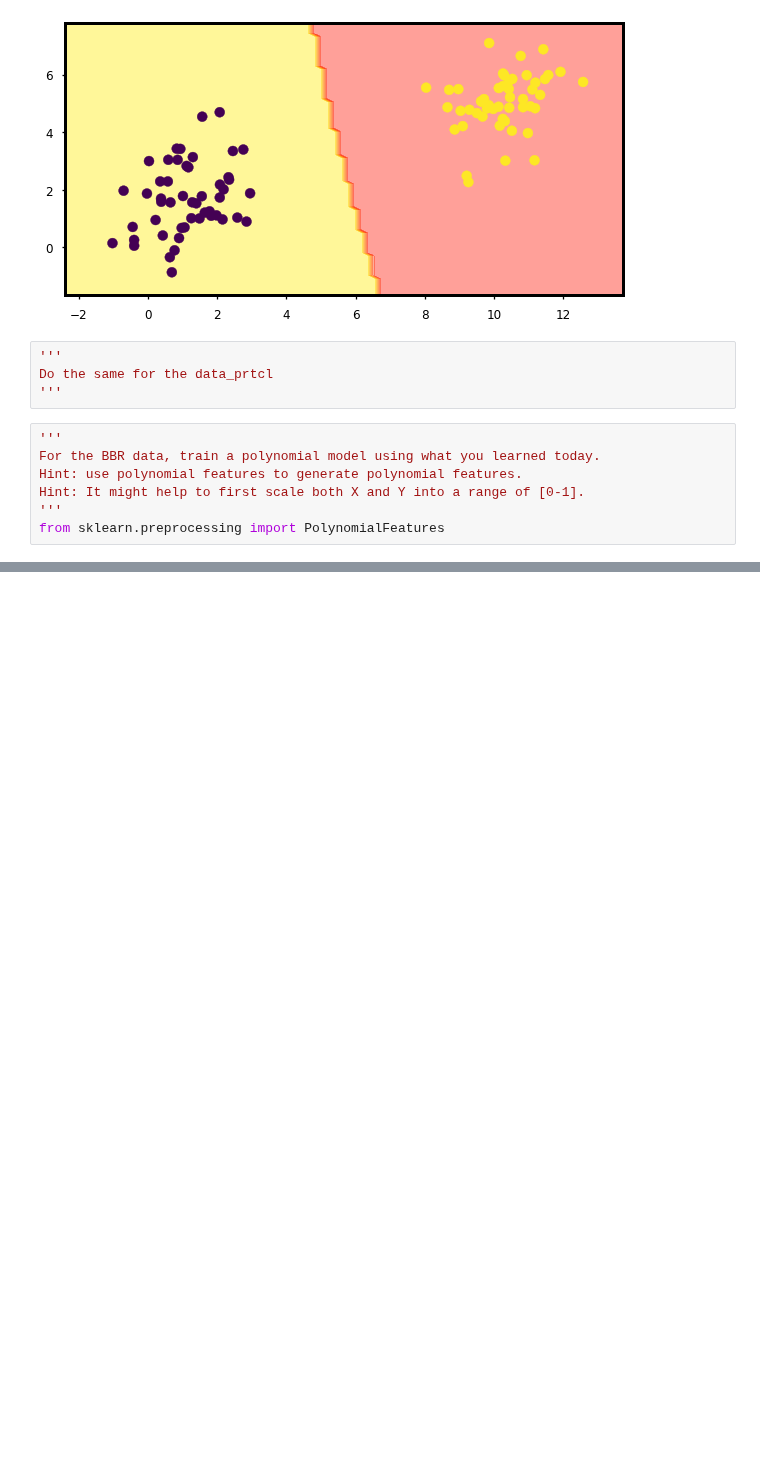
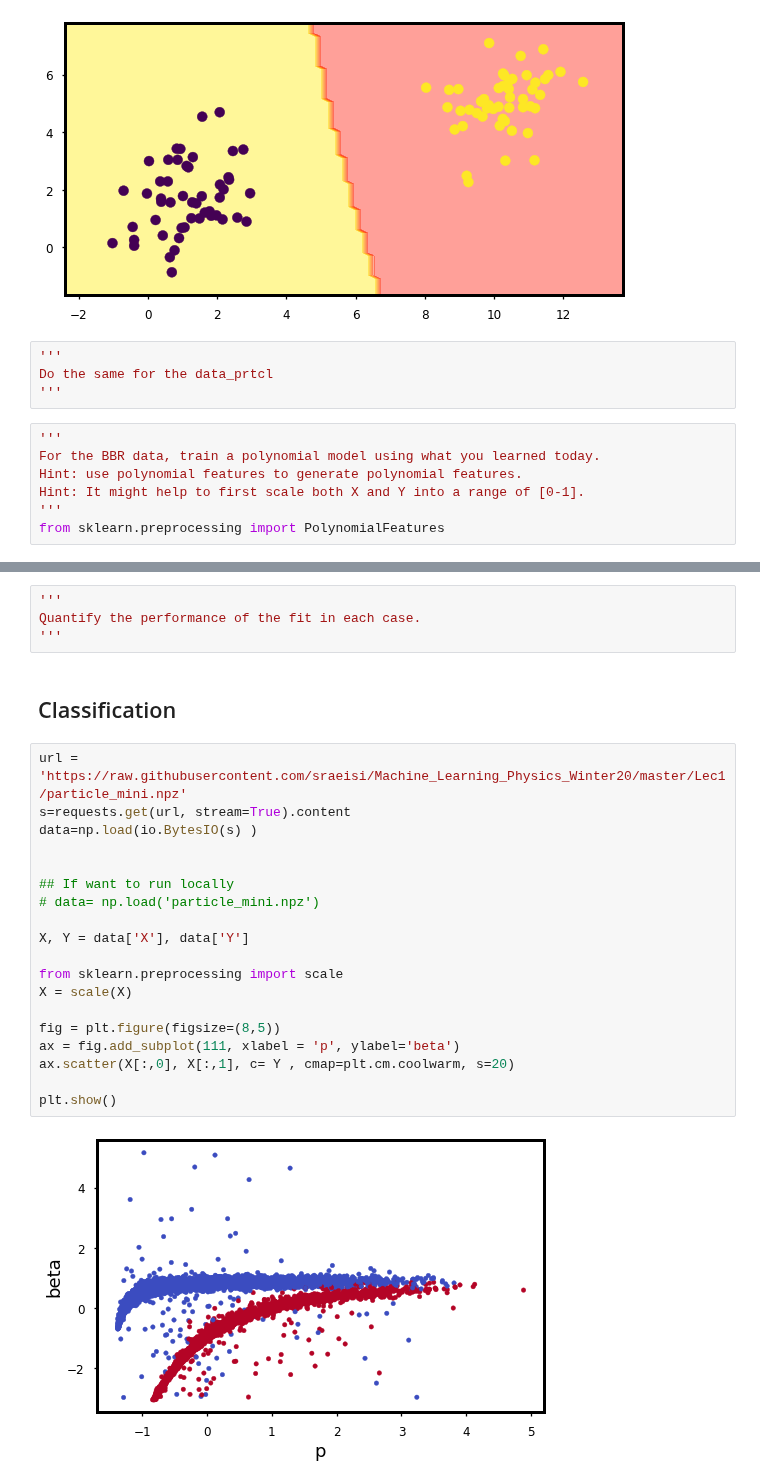
Before and after one commit to sraeisi/MachineLearning_Physics, a Jupyter notebook: 1/MLP_Basics_Model.ipynb, the cells around one changed output, grey strips where cells are left out. Cells and saved outputs as stored; diff of their text form; blank space fills up the shorter version.

```diff
--- a/1/MLP_Basics_Model.ipynb
+++ b/1/MLP_Basics_Model.ipynb
@@ -332,0 +429,27 @@ from sklearn.preprocessing import PolynomialFeatures
+# %%
+'''
+Quantify the performance of the fit in each case.
+'''
+# %% [markdown]
+## Classification
+# %%
+url = 'https://raw.githubusercontent.com/sraeisi/Machine_Learning_Physics_Winter20/master/Lec1/particle_mini.npz'
+s=requests.get(url, stream=True).content
+data=np.load(io.BytesIO(s) )
+
+
+## If want to run locally
+# data= np.load('particle_mini.npz')
+
+X, Y = data['X'], data['Y']
+
+from sklearn.preprocessing import scale
+X = scale(X)
+
+fig = plt.figure(figsize=(8,5))
+ax = fig.add_subplot(111, xlabel = 'p', ylabel='beta')
+ax.scatter(X[:,0], X[:,1], c= Y , cmap=plt.cm.coolwarm, s=20)
+
+plt.show()
+# %% [output]
+[figure, added]
```
Also changed, not shown: parts of 6 cells of this notebook.
